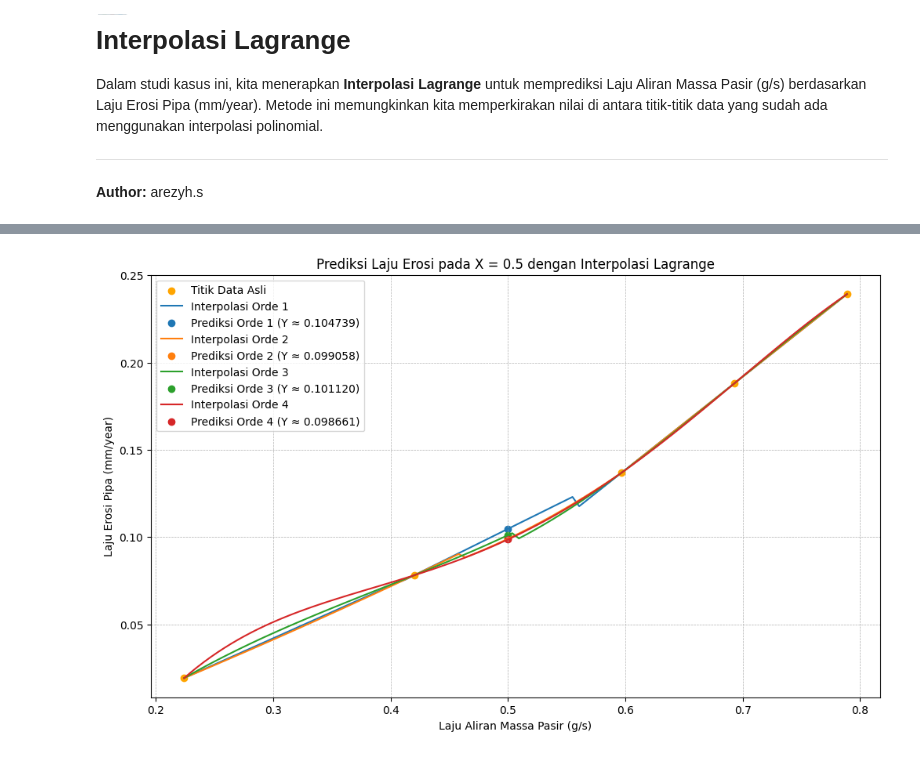
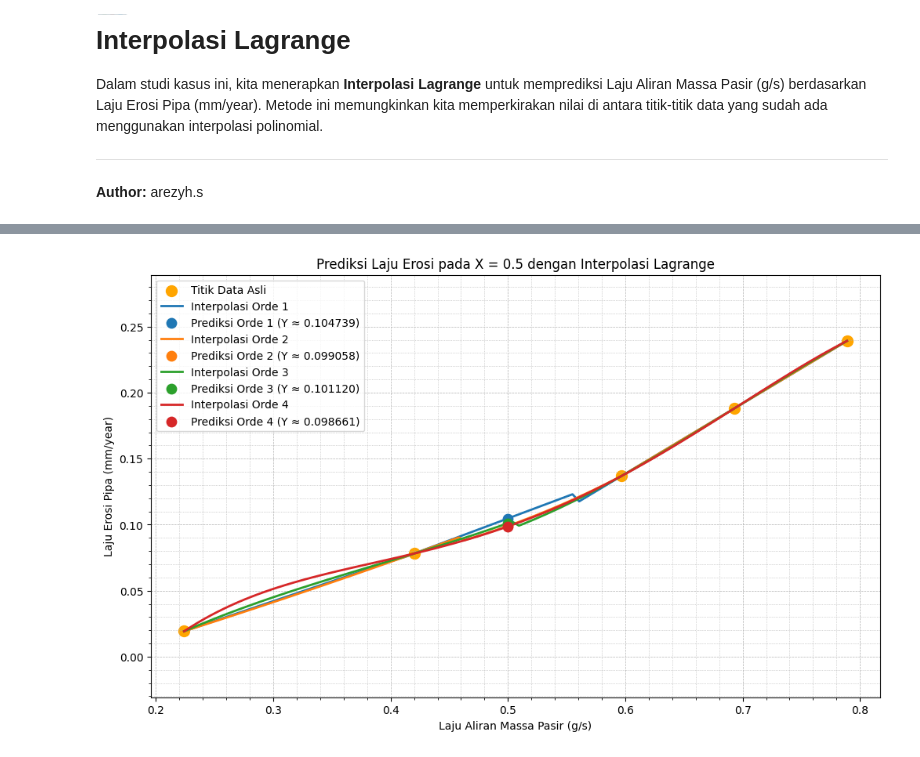
Before and after one commit to arezyhs/Interpolasi-Lagrange, a Jupyter notebook: Lagrange_Interpolation_Laju Aliran Massa Pasir.ipynb, the cells around one changed output, grey strips where cells are left out. Saved outputs shown, nothing was run; the diff lists cells and outputs as text; code cells hidden in the pictures.

```diff
--- a/Lagrange_Interpolation_Laju Aliran Massa Pasir.ipynb
+++ b/Lagrange_Interpolation_Laju Aliran Massa Pasir.ipynb
@@ -92,8 +92,8 @@ for order in range(1, max_order + 1):
     results_table = pd.DataFrame({
         "Laju Aliran Massa Pasir (g/s)": data_x,
         "Y Aktual": data_y,
-        f"Y Prediksi Orde {order}": y_pred,
-        f"Galat Orde {order}": galat
+        f"Y Prediksi": y_pred,
+        f"Galat Orde": galat
     }).round(6)
     results_tables[order] = results_table
     error_relatif, R, R_squared, MAPE = calculate_error_metrics(data_y, y_pred)
@@ -109,28 +109,34 @@ for order in range(1, max_order + 1):
     print(f"  MAPE (%)             : {MAPE:.2f}%")
     print(f"  Batas Error Lagrange : {error_bounds[order]:.6f}")
 
-    # Menampilkan hasil prediksi, batas error, dan polinomial tanpa menyederhanakan
+    # Menampilkan hasil prediksi, batas error, dan persamaan polinomial Lagrange dengan format yang lebih jelas
     print(f"\nOrde {order}:")
     print(f"  Prediksi untuk X = {x_target} adalah {higher_order_predictions[order]:.6f}")
-    print("  Persamaan Polinomial Lagrange:")
-    sp.pprint(lagrange_polynomials[order])
+    print(f"  Batas Error Lagrange (Manual): {error_bounds[order]:.6f}")
+    print("  Persamaan Polinomial Lagrange untuk Orde", order, ":")
+    sp.pretty_print(lagrange_polynomials[order])
     print("-" * 50)
 
-# Plotting hasil
+# Plotting hasil dengan detail tambahan
 plt.figure(figsize=(12, 7))
-plt.scatter(data_x, data_y, color='orange', label='Titik Data Asli')
+plt.scatter(data_x, data_y, color='orange', s=100, label='Titik Data Asli')  # Titik data asli lebih besar
 x_range = np.linspace(min(data_x), max(data_x), 100)
 
+# Tambahkan perbaikan pada plot untuk setiap orde
 for order in range(1, max_order + 1):
     y_interp = [lagrange_interpolation(data_x, data_y, x, order)[0] for x in x_range]
-    plt.plot(x_range, y_interp, label=f'Interpolasi Orde {order}')
-    plt.scatter(x_target, higher_order_predictions[order], label=f'Prediksi Orde {order} (Y ≈ {higher_order_predictions[order]:.6f})')
+    plt.plot(x_range, y_interp, label=f'Interpolasi Orde {order}', linewidth=2)  # Garis lebih tebal
+    plt.scatter(x_target, higher_order_predictions[order], s=80, label=f'Prediksi Orde {order} (Y ≈ {higher_order_predictions[order]:.6f})', zorder=5)
 
+# Pengaturan detail tambahan untuk plot
 plt.xlabel('Laju Aliran Massa Pasir (g/s)')
 plt.ylabel('Laju Erosi Pipa (mm/year)')
 plt.title(f'Prediksi Laju Erosi pada X = {x_target} dengan Interpolasi Lagrange')
+plt.ylim(min(data_y) - 0.05, max(data_y) + 0.05)  # Menyesuaikan batas y agar lebih ketat
 plt.legend()
 plt.grid(True, which='both', linestyle='--', linewidth=0.5)
+plt.minorticks_on()  # Aktifkan grid minor
+plt.grid(which='minor', linestyle=':', linewidth=0.5)  # Tambahkan grid minor
 plt.show()
 # %% [output]
 Tabel Hasil Prediksi dan Galat untuk Orde 1 berdasarkan Interpolasi Lagrange:
@@ -149,5 +155,5 @@ Evaluasi Error untuk Orde 1:
 
 ↪
 ↪ 54278743
 --------------------------------------------------
-[figure, old version]
+[figure, new version]
```
Also changed, not shown: parts of 1 cell of this notebook.
